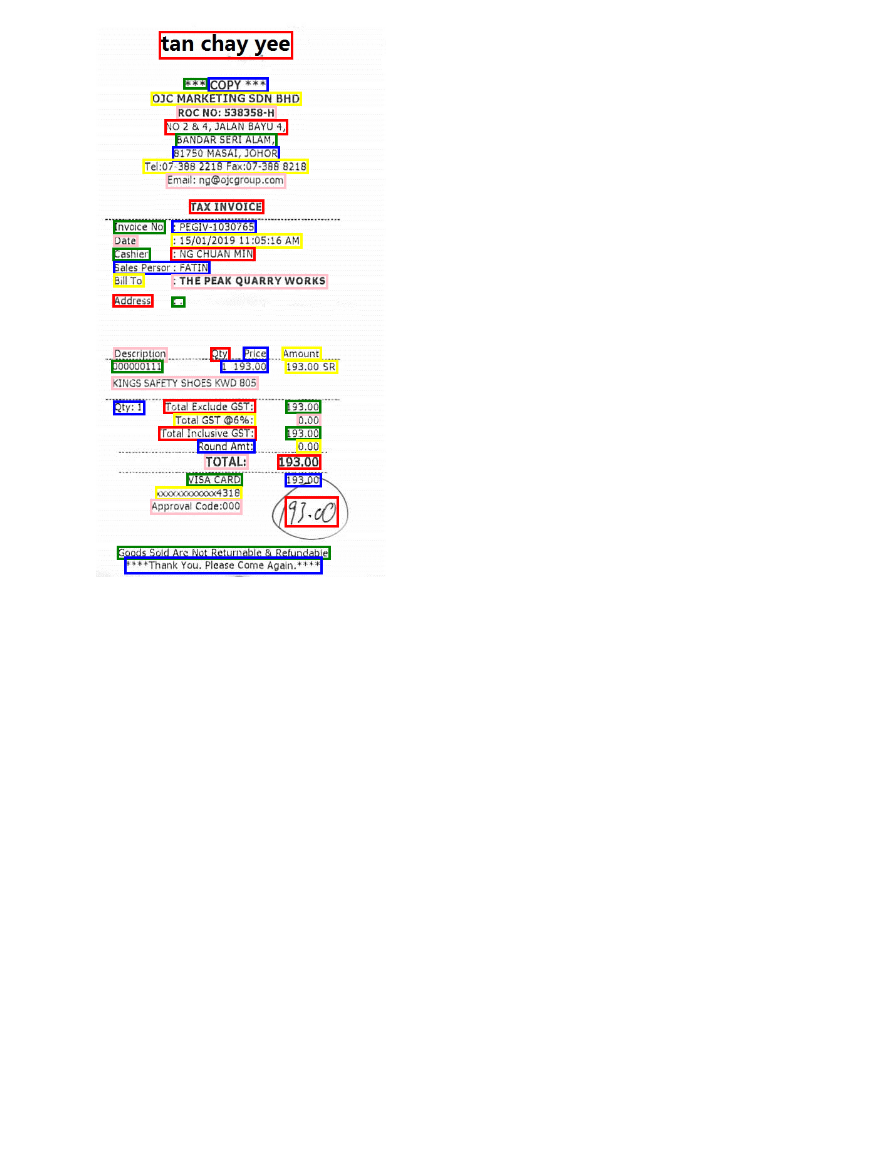
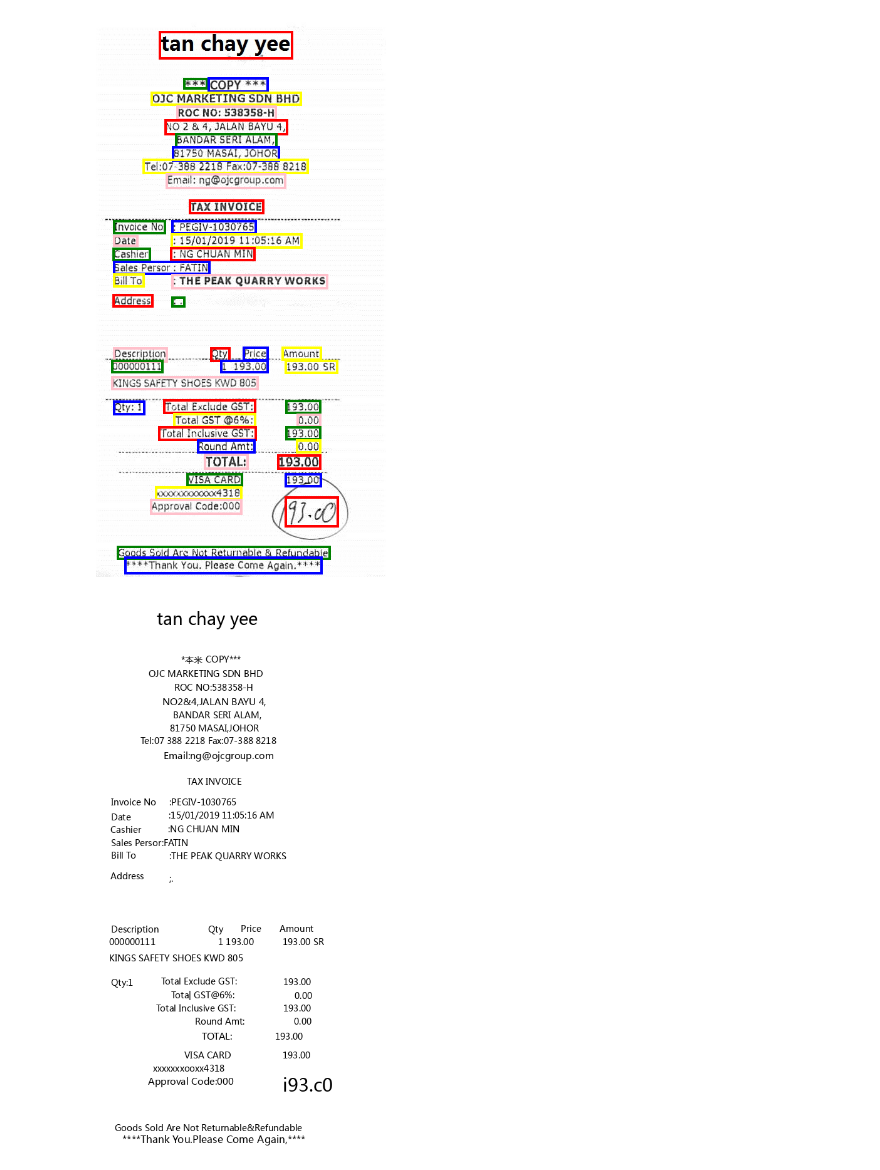
Before and after one commit to mshasibuan/Analisisbigdata, a Jupyter notebook: ocr1.ipynb, the cells around one changed output. Cells and saved outputs as stored; diff of their text form; code cells hidden in the pictures; blank space fills up the shorter version.

```diff
--- a/ocr1.ipynb
+++ b/ocr1.ipynb
@@ -75,3 +67,17 @@ for i, rect in enumerate(rect_arr):
 img_pil
 # %% [output]
 [figure]
+# %%
+blank_pil = Image.new("L", img_pil.size, 255)
+blank_draw = ImageDraw.Draw(blank_pil)
+
+results = run(gray_pil)
+for line in results:
+    x, y, w, h = line[0]
+    txt = line[1]
+    font = ImageFont.truetype("/content/msyh.ttf", max(int(h * 0.6), 14))
+    blank_draw.text(xy=(x, y), text=txt, font=font)
+
+blank_pil
+# %% [output]
+[figure, added]
```
Also changed, not shown: parts of 2 cells of this notebook.
